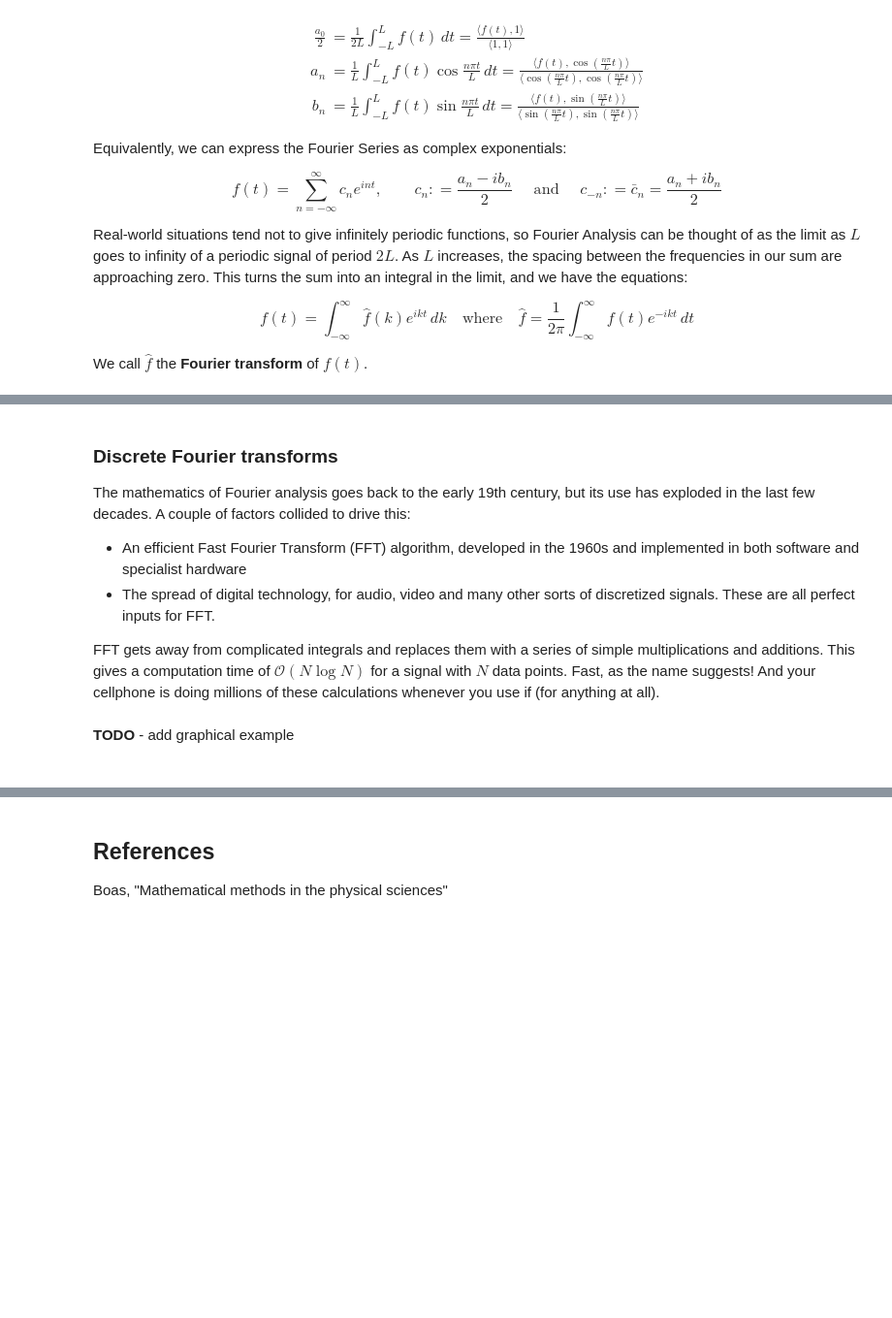
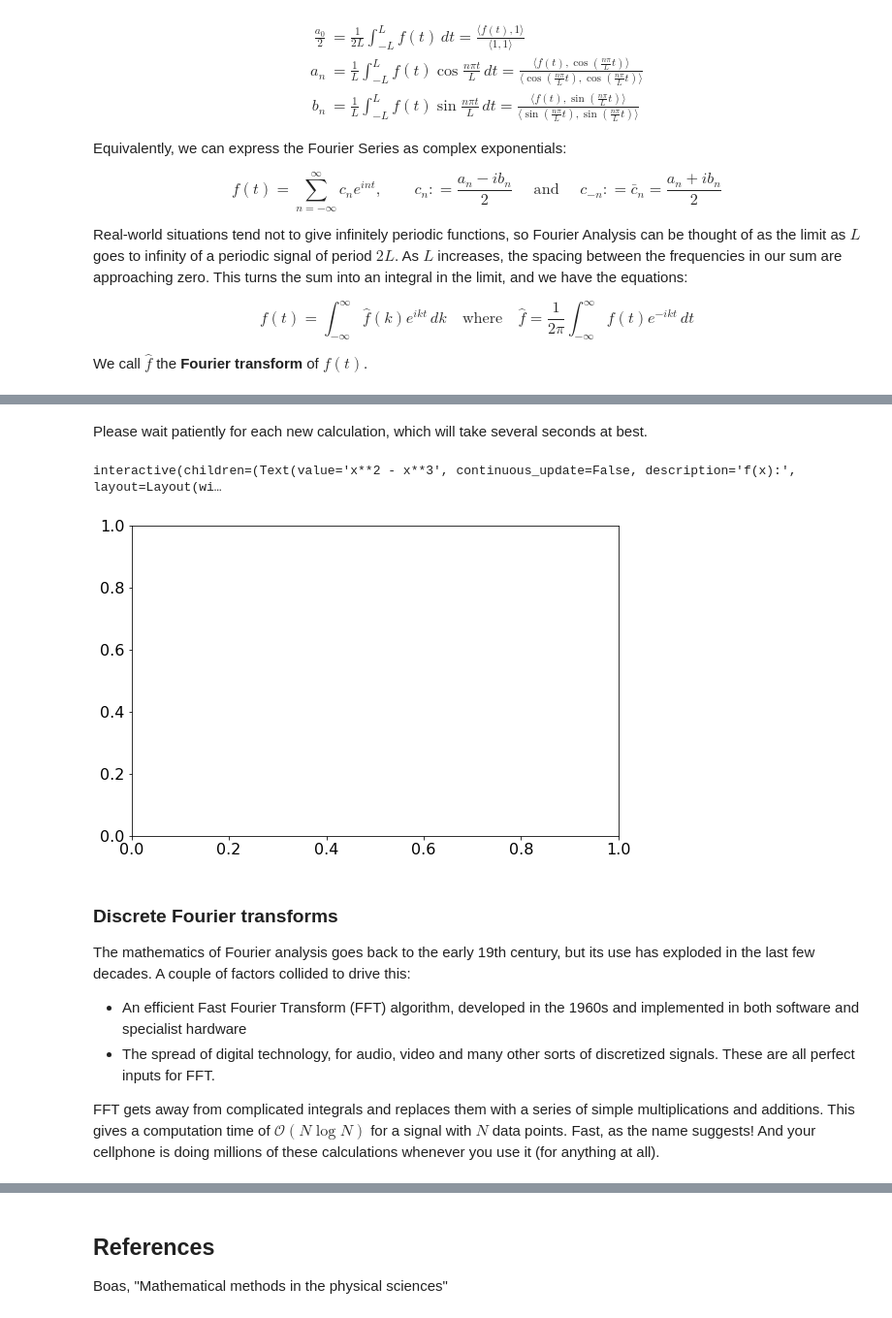
Before and after one commit to colinleach/astro-Jupyter, a Jupyter notebook: math/Fourier.ipynb, the cells around one changed output, grey strips where cells are left out. Shown at 97% size. Drawn from its saved outputs; the diff is of its cells as text; code cells hidden in the pictures; blank space fills up the shorter version.

Commit message:
math/Fourier expanded

```diff
--- a/math/Fourier.ipynb
+++ b/math/Fourier.ipynb
@@ -52,0 +74,14 @@ We call $\widehat{f}$ the **Fourier transform** of $f(t)$.
+# %%
+# Fourier series, to order n
+def fourier_coeff(f, L, n):
+    # f is a SymPy function of x
+    a_n = []
+    b_n = [0,]
+    a_n.append((1/(2*L)*integrate(f, (x, -L, L))).evalf(5))
+    for i in range(1, n+1):
+        a_n.append((1/L*integrate(f*cos(i*pi/L*x), (x, -L, L))).evalf(5))
+        b_n.append((1/L*integrate(f*sin(i*pi/L*x), (x, -L, L))).evalf(5))
+
+    # SymPy is VERY reluctant to give us simple numbers rather than SymPy objects
+    # Force the conversion to NumPy floats with np.array().astype()
+    return (np.array(a_n).astype(np.float64), np.array(b_n).astype(np.float64))
@@ -53,3 +141,25 @@ We call $\widehat{f}$ the **Fourier transform** of $f(t)$.
+# %%
+def parse_input(f_txt, L):
+    f_sympy = parse_expr(f_txt, transformations=transformations)
+    plotFourier(f_sympy, L)
+# %% [markdown]
+Please wait patiently for each new calculation, which will take several seconds at best.
+# %%
+style = {'description_width': 'initial'} # to avoid the labels getting truncated
+interact(parse_input,
+             f_txt = w.Text(description='f(x):',
+                                            layout=Layout(width='80%'),
+                                            continuous_update=False,
+                                            value='x**2 - x**3'),
+             L = w.FloatSlider(description="Limits $\pm L$", style=style,
+                                            layout=Layout(width='80%'),
+                                            continuous_update=False,
+                                            min=1, max=10,
+                                            value=np.pi),
+);
+# %% [output]
+interactive(children=(Text(value='x**2 - x**3', continuous_update=False, description='f(x):', layout=Layout(wi…
+[figure, added]
 # %% [markdown]
 ### Discrete Fourier transforms
 
@@ -58,8 +168,4 @@ The mathematics of Fourier analysis goes back to the early 19th century, but its
 - An efficient Fast Fourier Transform (FFT) algorithm, developed in the 1960s and implemented in both software and specialist hardware
 - The spread of digital technology, for audio, video and many other sorts of discretized signals. These are all perfect inputs for FFT.
 
-FFT gets away from complicated integrals and replaces them with a series of simple multiplications and additions. This gives a computation time of $\mathcal{O}(N \log N)$ for a signal with $N$ data points. Fast, as the name suggests! And your cellphone is doing millions of these calculations whenever you use if (for anything at all).
+FFT gets away from complicated integrals and replaces them with a series of simple multiplications and additions. This gives a computation time of $\mathcal{O}(N \log N)$ for a signal with $N$ data points. Fast, as the name suggests! And your cellphone is doing millions of these calculations whenever you use it (for anything at all).
-# %% [markdown]
-**TODO** - add graphical example
-# %% [markdown]
-<a id='bessel'></a>
```
Also changed, not shown: parts of 12 cells of this notebook, 2 other files.
